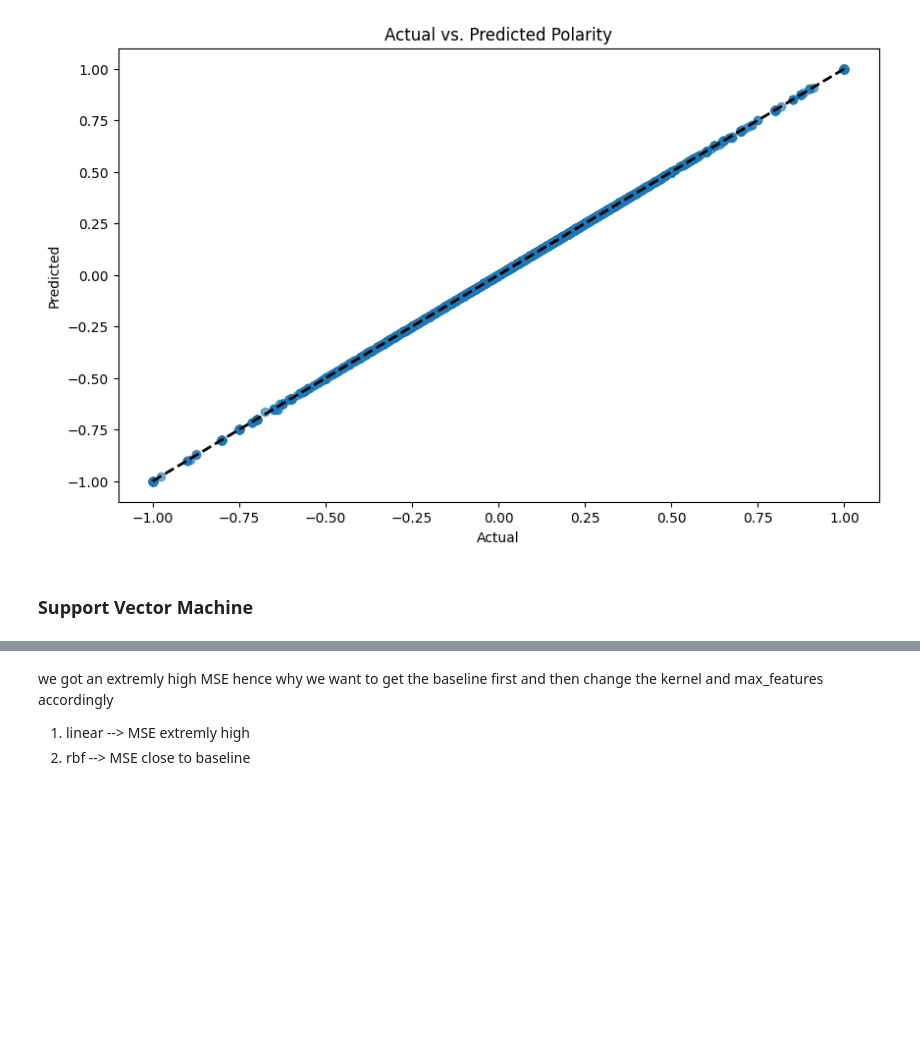
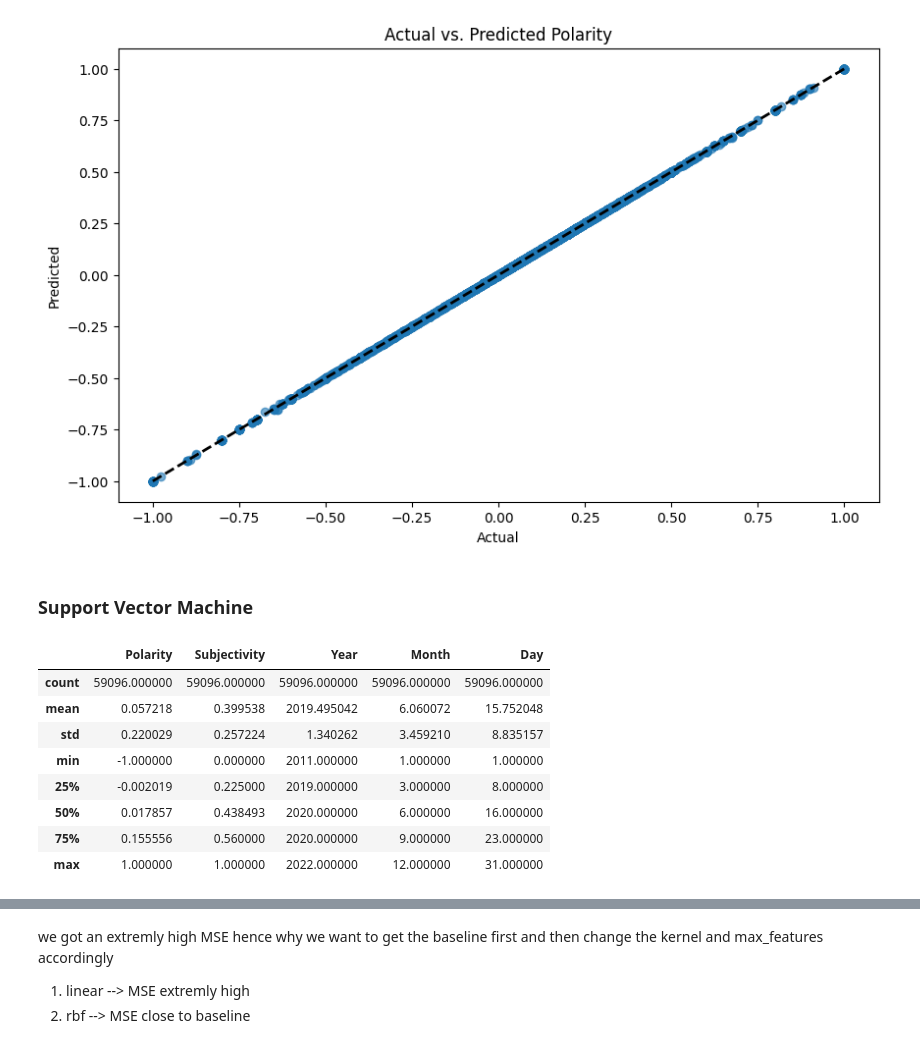
Before and after one commit to troniixx/DataScienceProject, a Jupyter notebook: Event Impact Analysis/event_impact.ipynb, the cells around one changed output, grey strips where cells are left out. Saved outputs shown, nothing was run; the diff lists cells and outputs as text; code cells hidden in the pictures; blank space fills up the shorter version.

```diff
--- a/Event Impact Analysis/event_impact.ipynb
+++ b/Event Impact Analysis/event_impact.ipynb
@@ -360,13 +360,44 @@ from sklearn.inspection import permutation_importance
 # %%
+df = pd.read_csv(MERGED)
+
 # Fill NaN values in "Text" with empty strings
 df["Text"] = df["Text"].fillna("")
+df["Date"] = pd.to_datetime(df["Date"])
+
+df[["Subjectivity","Polarity"]].replace({'': 0.0}, inplace=True)
+
+df[["Subjectivity","Polarity"]] = df[["Subjectivity","Polarity"]].astype(float)
+
+"""
+df["Subjectivity"] = float(df["Subjectivity"])
+df["Polarity"] = float(df["Polarity"])
+
+"""
+if "Date" in df.columns:
+    df["Year"] = df["Date"].dt.year
+    df["Month"] = df["Date"].dt.month
+    df["Day"] = df["Date"].dt.day
+    df.drop("Date", axis=1, inplace=True)
+
 
 # Proceed with TF-IDF vectorization
 vectorizer = TfidfVectorizer(max_features=1000)
 tfidf_matrix = vectorizer.fit_transform(df["Text"])
 
 # Convert the TF-IDF matrix to a DataFrame
 tfidf_df = pd.DataFrame(tfidf_matrix.toarray(), columns=vectorizer.get_feature_names_out(), index=df.index)
+
+df.describe()
+# %% [output]
+|  | Polarity | Subjectivity | Year | Month | Day |
+| count | 59096.000000 | 59096.000000 | 59096.000000 | 59096.000000 | 59096.000000 |
+| mean | 0.057218 | 0.399538 | 2019.495042 | 6.060072 | 15.752048 |
+| std | 0.220029 | 0.257224 | 1.340262 | 3.459210 | 8.835157 |
+| min | -1.000000 | 0.000000 | 2011.000000 | 1.000000 | 1.000000 |
+| 25% | -0.002019 | 0.225000 | 2019.000000 | 3.000000 | 8.000000 |
+| 50% | 0.017857 | 0.438493 | 2020.000000 | 6.000000 | 16.000000 |
+| 75% | 0.155556 | 0.560000 | 2020.000000 | 9.000000 | 23.000000 |
+| max | 1.000000 | 1.000000 | 2022.000000 | 12.000000 | 31.000000 |
 # %%
 # Combine the TF-IDF features with the other features in the original DataFrame
 combined_df = pd.concat([df.drop(["Text"], axis=1), tfidf_df], axis=1)
```
Also changed, not shown: parts of 10 cells of this notebook.
